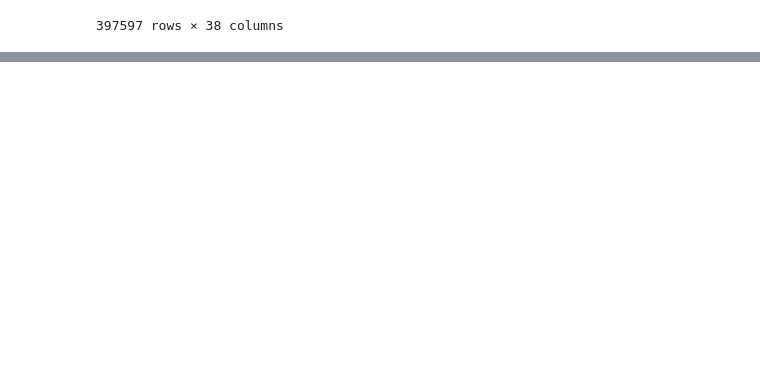
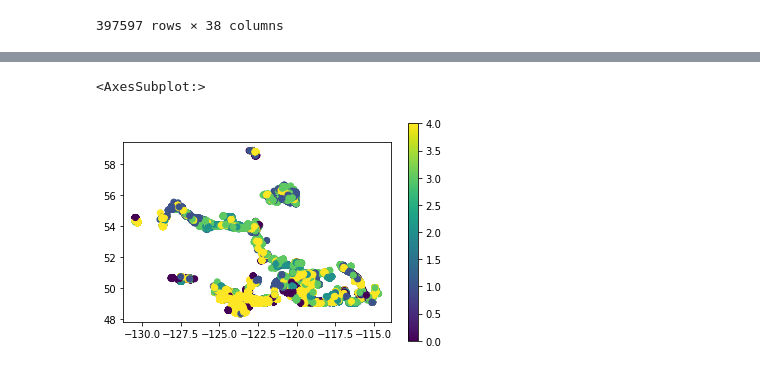
Before and after one commit to mukund0299/ECON_490_Paper, a Jupyter notebook: data/analysis.ipynb, the cells around one changed output, grey strips where cells are left out. Cells and saved outputs as stored; diff of their text form; code cells hidden in the pictures; blank space fills up the shorter version.

```diff
--- a/data/analysis.ipynb
+++ b/data/analysis.ipynb
@@ -289,3 +331,7 @@ sum_merged
 | 397595 | 605956 | 5067729 | 5 | 12.307692 | 5.000000 | 4.102564 | 59153774012 | ... |
 | 397596 | 605957 | 5067620 | 6 | 9.945205 | 3.616438 | 3.390411 | 59153772003 | ... |
 397597 rows × 38 columns
+# %%
+conversion = {"25_5": 3, "50_10": 4, "5_1": 1, "10_2": 2, "<5_1": 0}
+pop_regions_filtered["encoded_speeds"] = pop_regions_filtered["Combined_Max_Threshold-Combine_Seuil_Max"].map(conversion)
+pop_regions_filtered_map_columns = pop_regions_filtered[["HEXUID_IdUHEX", "Latitude", "Longitude", "encoded_speeds"]]
@@ -291,0 +344,7 @@ sum_merged
+# %%
+gdf = geopandas.GeoDataFrame(
+    pop_regions_filtered_map_columns, geometry=geopandas.points_from_xy(pop_regions_filtered_map_columns.Longitude, pop_regions_filtered_map_columns.Latitude))
+gdf.plot("encoded_speeds", legend=True)
+# %% [output]
+<AxesSubplot:>
+[figure, added]
```
Also changed, not shown: parts of 15 cells of this notebook, 10 other files.
